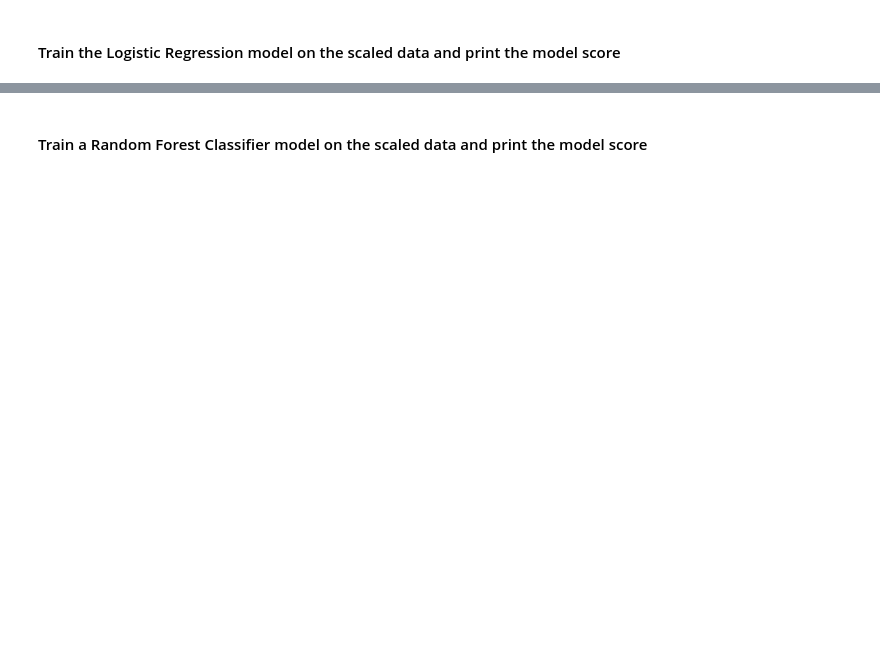
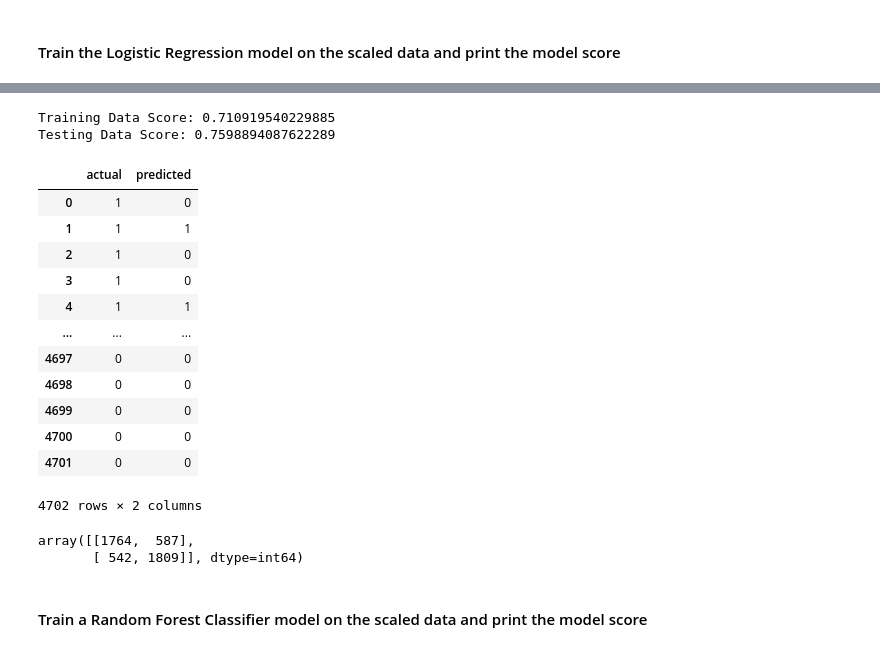
Before and after one commit to savi09/LendingClub-ML, a Jupyter notebook: Credit Risk Evaluator.ipynb, the cells around one changed output, grey strips where cells are left out. Cells and saved outputs as stored; diff of their text form; code cells hidden in the pictures; blank space fills up the shorter version.

Commit message:
Scaled data and outcome

```diff
--- a/Credit Risk Evaluator.ipynb
+++ b/Credit Risk Evaluator.ipynb
@@ -347,7 +347,8 @@ I think both models are going to perform better since the StandardScaler will sh
 # %%
-# Scale the data
-scaler = StandardScaler().fit(X_train)
-X_train_scaled = scaler.transform(X_train)
+# Scale the data with StandardScaler()
+from sklearn.preprocessing import StandardScaler
+scaler = StandardScaler().fit(X_dummies)
+X_train_scaled = scaler.transform(X_dummies)
 X_test_scaled = scaler.transform(X_test)
 # %% [markdown]
 #### Train the Logistic Regression model on the scaled data and print the model score
@@ -353,0 +361,3 @@ X_test_scaled = scaler.transform(X_test)
+# %%
+# Fit/train the model to the data
+classifier.fit(X_train_scaled, y_label)
@@ -354,2 +373,37 @@ X_test_scaled = scaler.transform(X_test)
+# %%
+# Print the accuracy score for the test data (Validate)
+print(f"Training Data Score: {classifier.score(X_train_scaled, y_label)}")
+print(f"Testing Data Score: {classifier.score(X_test_scaled, test_y_label)}")
+# %% [output]
+Training Data Score: 0.710919540229885
+Testing Data Score: 0.7598894087622289
+# %%
+# Make predictions by using the X_test and y_test data
+pd.DataFrame({
+    "actual": list(test_y_label),
+    "predicted": list(classifier.predict(X_test_scaled))
+})
+# %% [output]
+|  | actual | predicted |
+| 0 | 1 | 0 |
+| 1 | 1 | 1 |
+| 2 | 1 | 0 |
+| 3 | 1 | 0 |
+| 4 | 1 | 1 |
+| ... | ... | ... |
+| 4697 | 0 | 0 |
+| 4698 | 0 | 0 |
+| 4699 | 0 | 0 |
+| 4700 | 0 | 0 |
+| 4701 | 0 | 0 |
+4702 rows × 2 columns
+# %%
+# Create a confusion matrix on the test data
+y_true = test_y_label
+y_pred = classifier.predict(X_test_scaled)
+confusion_matrix(y_true, y_pred)
+# %% [output]
+array([[1764,  587],
+       [ 542, 1809]], dtype=int64)
 # %% [markdown]
 #### Train a Random Forest Classifier model on the scaled data and print the model score
```
Also changed, not shown: parts of 5 cells of this notebook.
